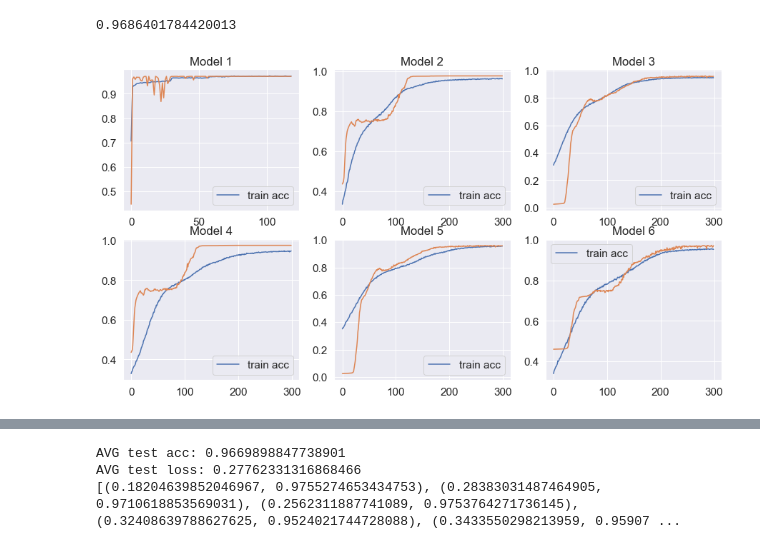
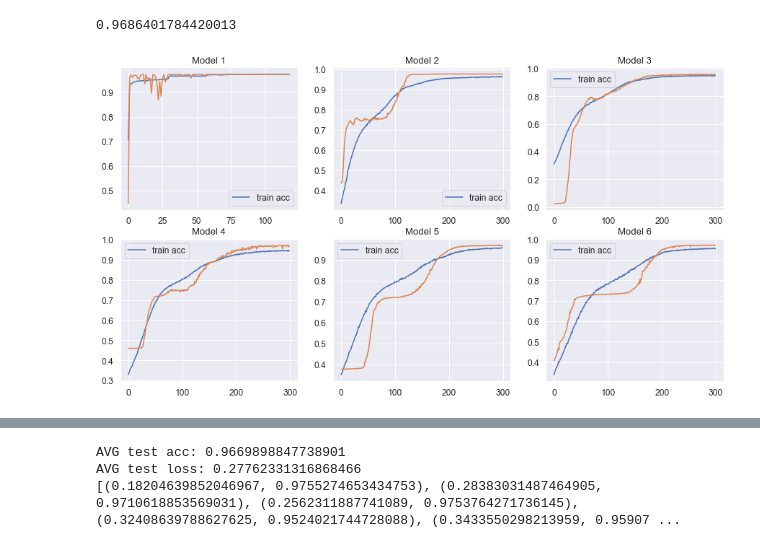
Before and after one commit to d0rnkernsky/COMP4906, a Jupyter notebook: model.ipynb, the cells around one changed output, grey strips where cells are left out. Drawn from its saved outputs; the diff is of its cells as text; code cells hidden in the pictures.

```diff
--- a/model.ipynb
+++ b/model.ipynb
@@ -159,17 +159,17 @@ np.mean(mean_all)
 # %%
 fib, axs = plt.subplots(2, 3, figsize=(15,8))
 
 cnt = 0
 for i in range(2):
     for j in range(3):
         axs[i,j].plot(models_train_hist[cnt]['sparse_categorical_accuracy'])
-        axs[i,j].plot(models_train_hist[i + j]['val_sparse_categorical_accuracy'])
+        axs[i,j].plot(models_train_hist[cnt]['val_sparse_categorical_accuracy'])
         axs[i,j].set_title(f'Model {cnt + 1}')
         axs[i,j].legend(['train acc',], loc='best')
         cnt += 1
 
 
 plt.show()
 fib.savefig('./training_acc.png', bbox_inches='tight', pad_inches=0)
 # %% [output]
-[figure, old version]
+[figure, new version]
```
Also changed, not shown: parts of 14 cells of this notebook.
